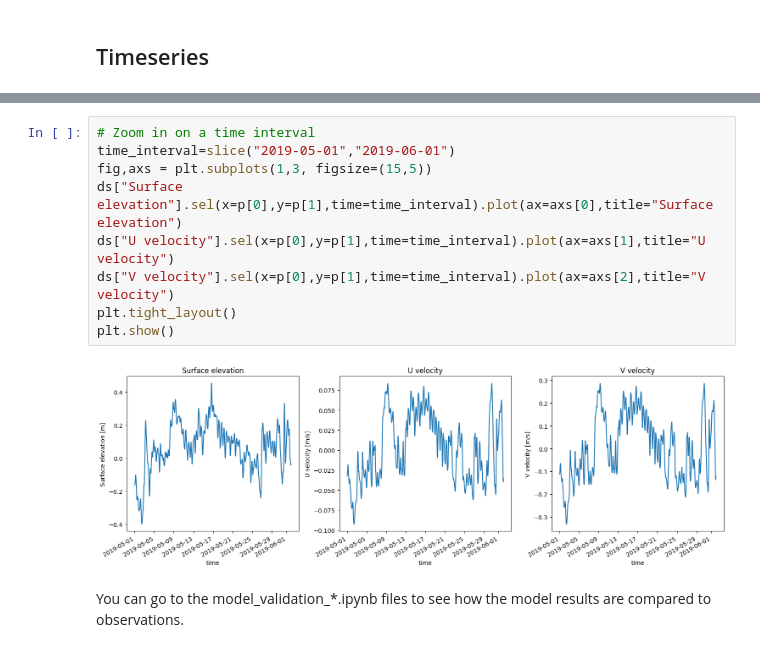
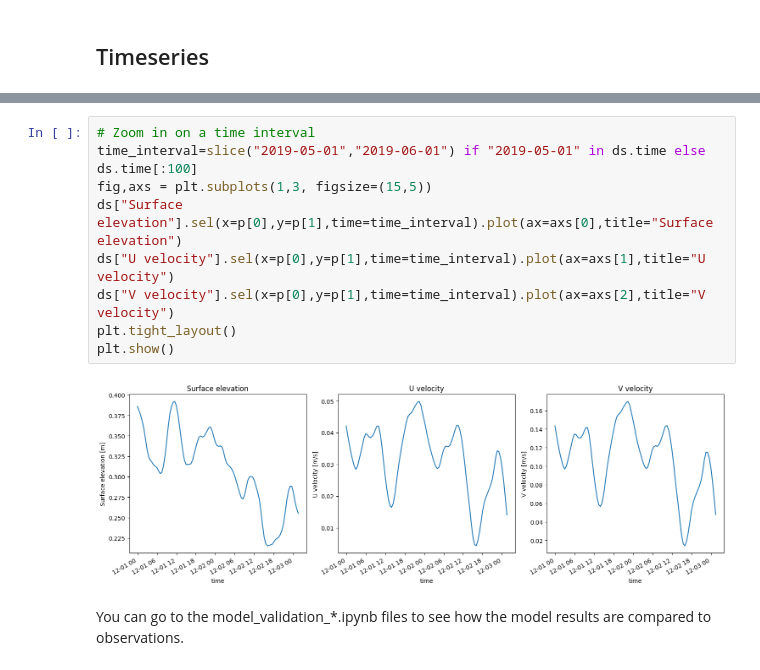
Before and after one commit to DHI/WaterBench-MIKE21HD-Oresund, a Jupyter notebook: code/explore_model_result_data.ipynb, the cells around one changed output, grey strips where cells are left out. Cells and saved outputs as stored; diff of their text form.

```diff
--- a/code/explore_model_result_data.ipynb
+++ b/code/explore_model_result_data.ipynb
@@ -78,13 +79,13 @@ plt.show()
 # %%
 # Zoom in on a time interval
-time_interval=slice("2019-05-01","2019-06-01")
+time_interval=slice("2019-05-01","2019-06-01") if "2019-05-01" in ds.time else ds.time[:100]
 fig,axs = plt.subplots(1,3, figsize=(15,5))
 ds["Surface elevation"].sel(x=p[0],y=p[1],time=time_interval).plot(ax=axs[0],title="Surface elevation")
 ds["U velocity"].sel(x=p[0],y=p[1],time=time_interval).plot(ax=axs[1],title="U velocity")
 ds["V velocity"].sel(x=p[0],y=p[1],time=time_interval).plot(ax=axs[2],title="V velocity")
 plt.tight_layout()
 plt.show()
 # %% [output]
-[figure, old version]
+[figure, new version]
 # %% [markdown]
 You can go to the model_validation_*.ipynb files to see how the model results are compared to observations.
```
Also changed, not shown: parts of 4 cells of this notebook.
